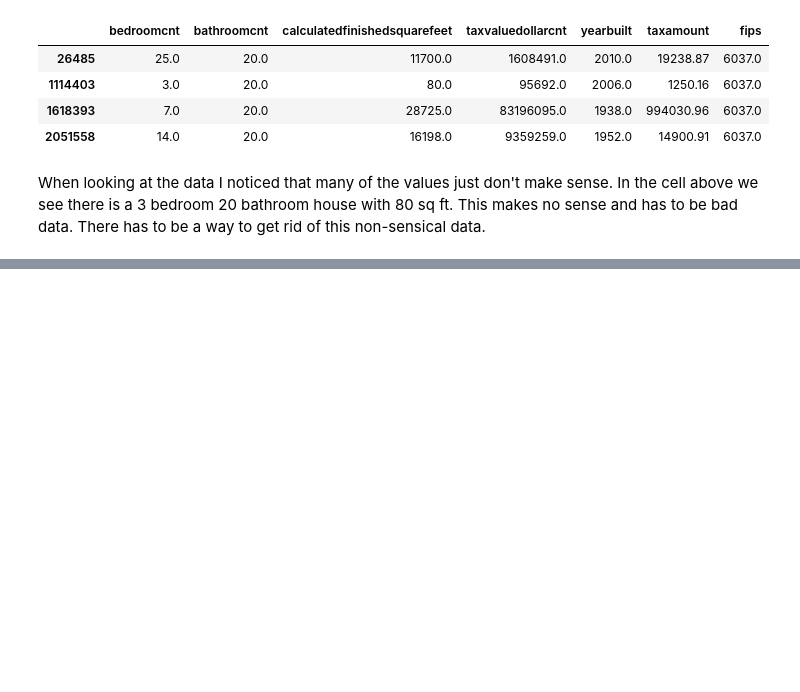
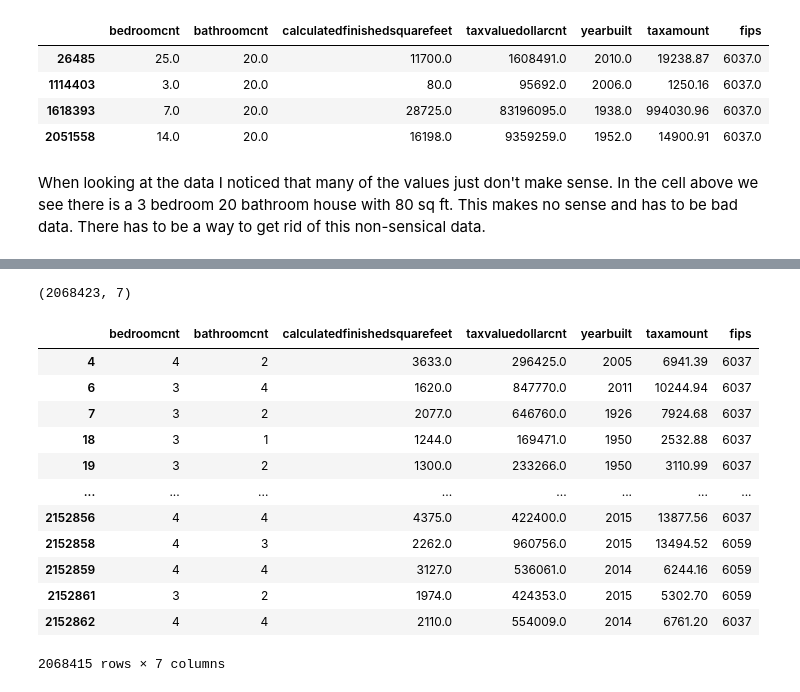
Before and after one commit to AndrewRachuig/regression-exercises, a Jupyter notebook: wrangle.ipynb, the cells around one changed output, grey strips where cells are left out. Saved outputs shown, nothing was run; the diff lists cells and outputs as text; code cells hidden in the pictures; blank space fills up the shorter version.

```diff
--- a/wrangle.ipynb
+++ b/wrangle.ipynb
@@ -434,0 +495,39 @@ When looking at the data I noticed that many of the values just don't make sense
+# %%
+def minimum_sqr_ft(df):
+    # min square footage for type of room
+    bathroom_min = 10
+    bedroom_min = 70
+
+    # total MIN sqr feet
+    total = (df.bathroomcnt * bathroom_min) + (df.bedroomcnt * bedroom_min)
+    # return MIN sqr feet
+    return total
+
+def clean_sqr_feet(df):
+    # get MIN sqr ft
+    min_sqr_ft = minimum_sqr_ft(df)
+    # return df with sqr_ft >= min_sqr_ft
+    # change 'sqr_ft' to whichever name you have for sqr_ft in df
+    return df[df.calculatedfinishedsquarefeet >= min_sqr_ft]
+# %%
+df.shape
+# %% [output]
+(2068423, 7)
+# %%
+df = clean_sqr_feet(df)
+# %%
+df
+# %% [output]
+|  | bedroomcnt | bathroomcnt | calculatedfinishedsquarefeet | taxvaluedollarcnt | yearbuilt | taxamount | fips |
+| 4 | 4 | 2 | 3633.0 | 296425.0 | 2005 | 6941.39 | 6037 |
+| 6 | 3 | 4 | 1620.0 | 847770.0 | 2011 | 10244.94 | 6037 |
+| 7 | 3 | 2 | 2077.0 | 646760.0 | 1926 | 7924.68 | 6037 |
+| 18 | 3 | 1 | 1244.0 | 169471.0 | 1950 | 2532.88 | 6037 |
+| 19 | 3 | 2 | 1300.0 | 233266.0 | 1950 | 3110.99 | 6037 |
+| ... | ... | ... | ... | ... | ... | ... | ... |
+| 2152856 | 4 | 4 | 4375.0 | 422400.0 | 2015 | 13877.56 | 6037 |
+| 2152858 | 4 | 3 | 2262.0 | 960756.0 | 2015 | 13494.52 | 6059 |
+| 2152859 | 4 | 4 | 3127.0 | 536061.0 | 2014 | 6244.16 | 6059 |
+| 2152861 | 3 | 2 | 1974.0 | 424353.0 | 2015 | 5302.70 | 6059 |
+| 2152862 | 4 | 4 | 2110.0 | 554009.0 | 2014 | 6761.20 | 6037 |
+2068415 rows × 7 columns
```
Also changed, not shown: parts of 20 cells of this notebook, 1 other file.
